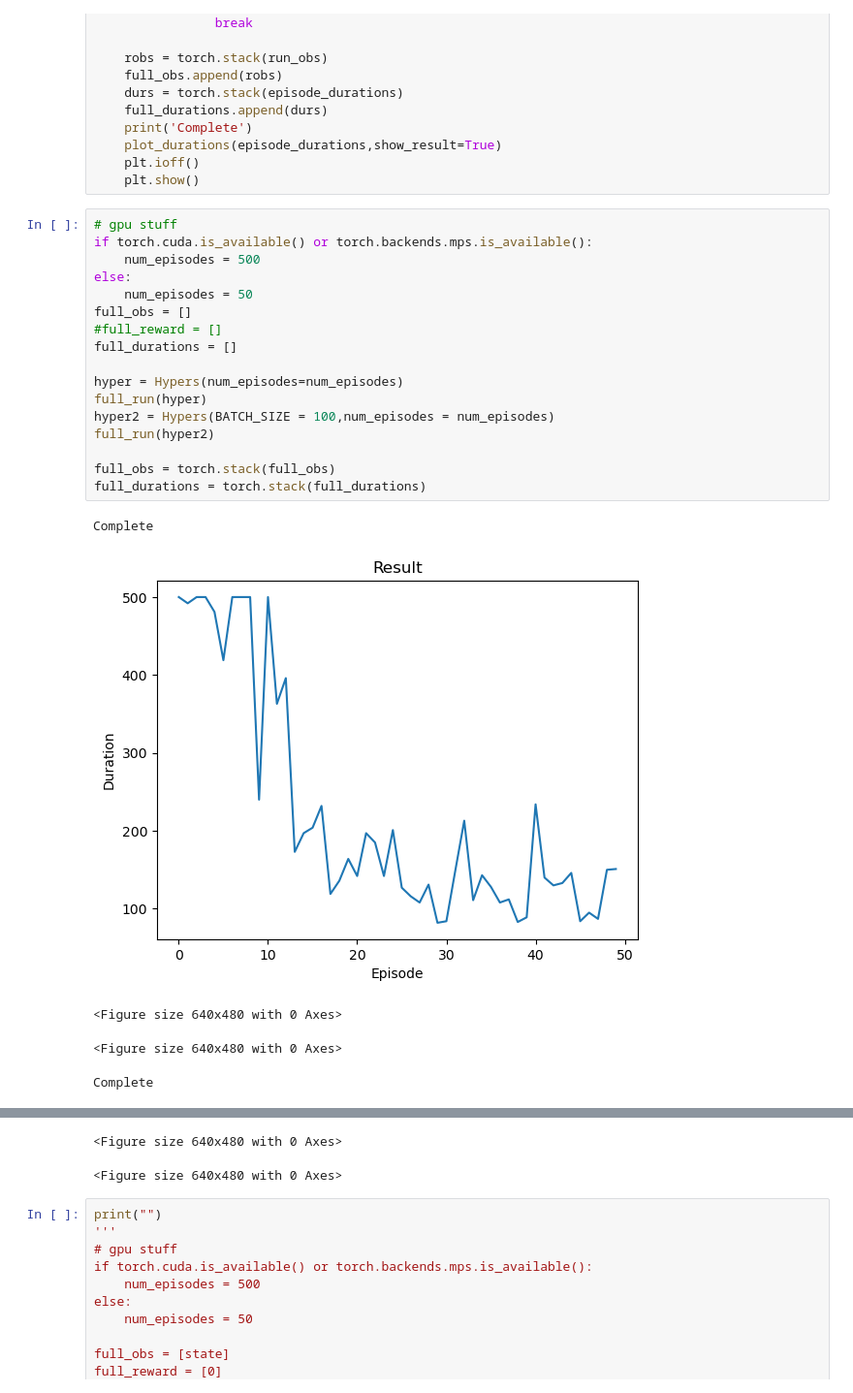
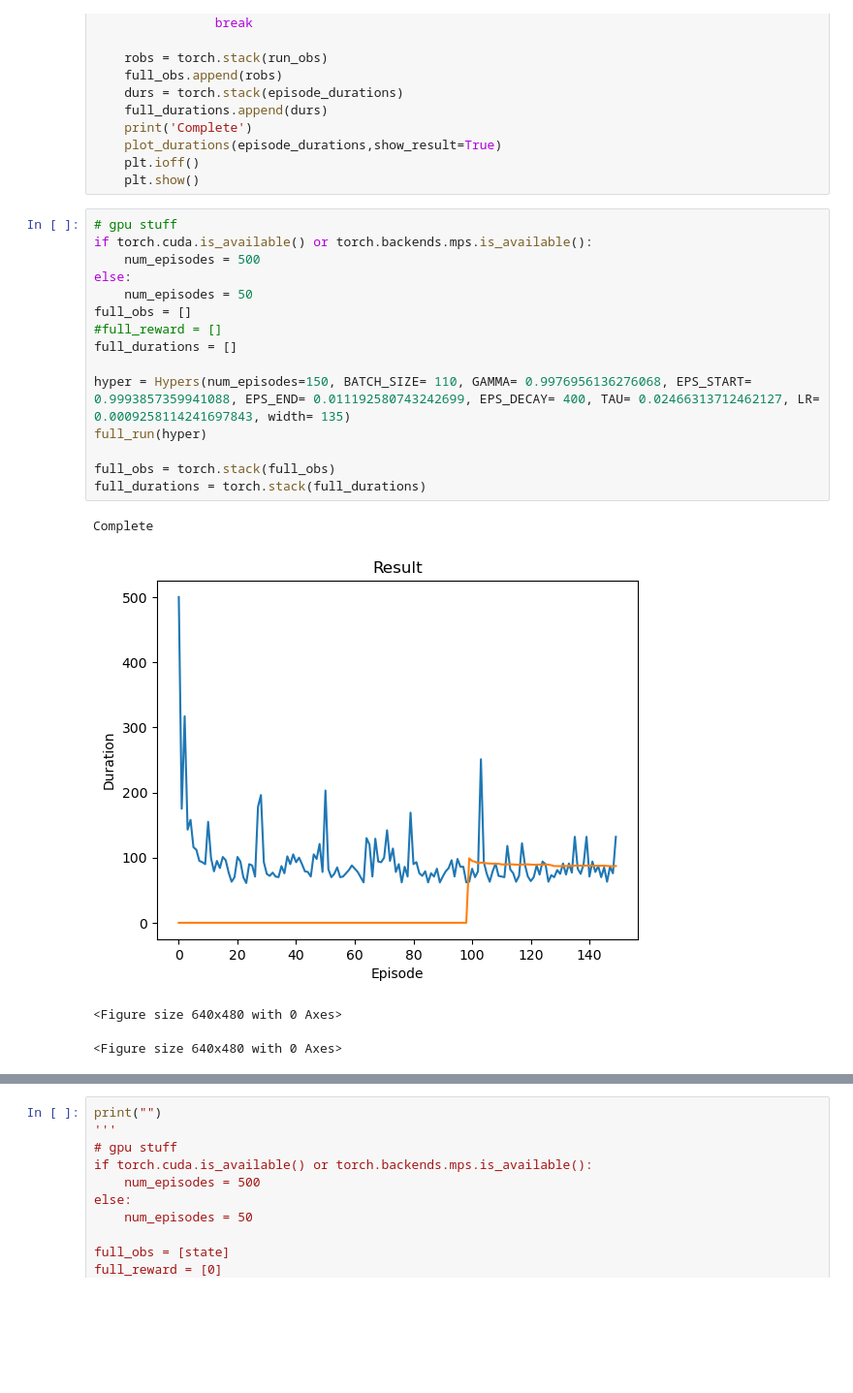
Before and after one commit to Stephen225/ML_class, a Jupyter notebook: project.ipynb, the cells around one changed output, grey strips where cells are left out. Shown at 97% size. Saved outputs shown, nothing was run; the diff lists cells and outputs as text; blank space fills up the shorter version.

```diff
--- a/project.ipynb
+++ b/project.ipynb
@@ -324,23 +324,20 @@ def full_run(Hyper):
 # %%
 # gpu stuff
 if torch.cuda.is_available() or torch.backends.mps.is_available():
     num_episodes = 500
 else:
     num_episodes = 50
 full_obs = []
 #full_reward = []
 full_durations = []
 
-hyper = Hypers(num_episodes=num_episodes)
+hyper = Hypers(num_episodes=150, BATCH_SIZE= 110, GAMMA= 0.9976956136276068, EPS_START= 0.9993857359941088, EPS_END= 0.011192580743242699, EPS_DECAY= 400, TAU= 0.02466313712462127, LR= 0.0009258114241697843, width= 135)
 full_run(hyper)
-hyper2 = Hypers(BATCH_SIZE = 100,num_episodes = num_episodes)
-full_run(hyper2)
 
 full_obs = torch.stack(full_obs)
 full_durations = torch.stack(full_durations)
 # %% [output]
 Complete
-[figure, old version]
+[figure, new version]
 <Figure size 640x480 with 0 Axes>
 <Figure size 640x480 with 0 Axes>
-Complete
@@ -348,5 +344,3 @@ Complete
-<Figure size 640x480 with 0 Axes>
-<Figure size 640x480 with 0 Axes>
 # %%
 print("")
 '''
```
Also changed, not shown: parts of 5 cells of this notebook, 2 other files.
